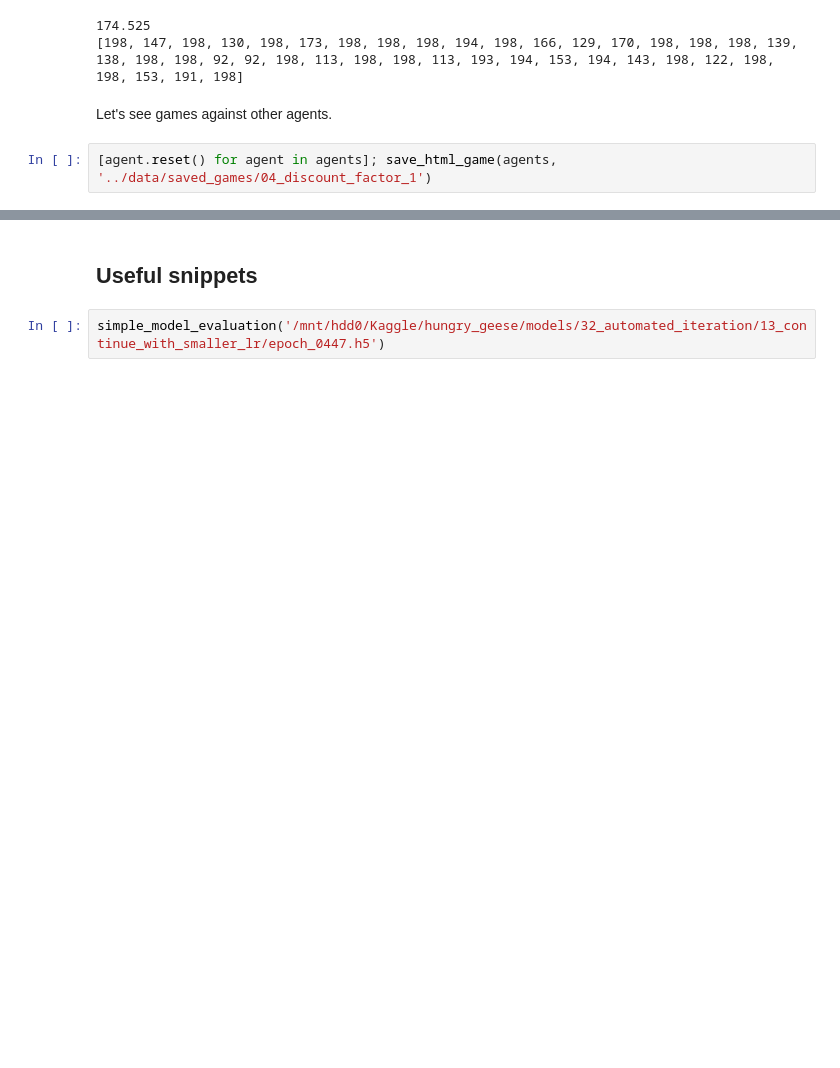
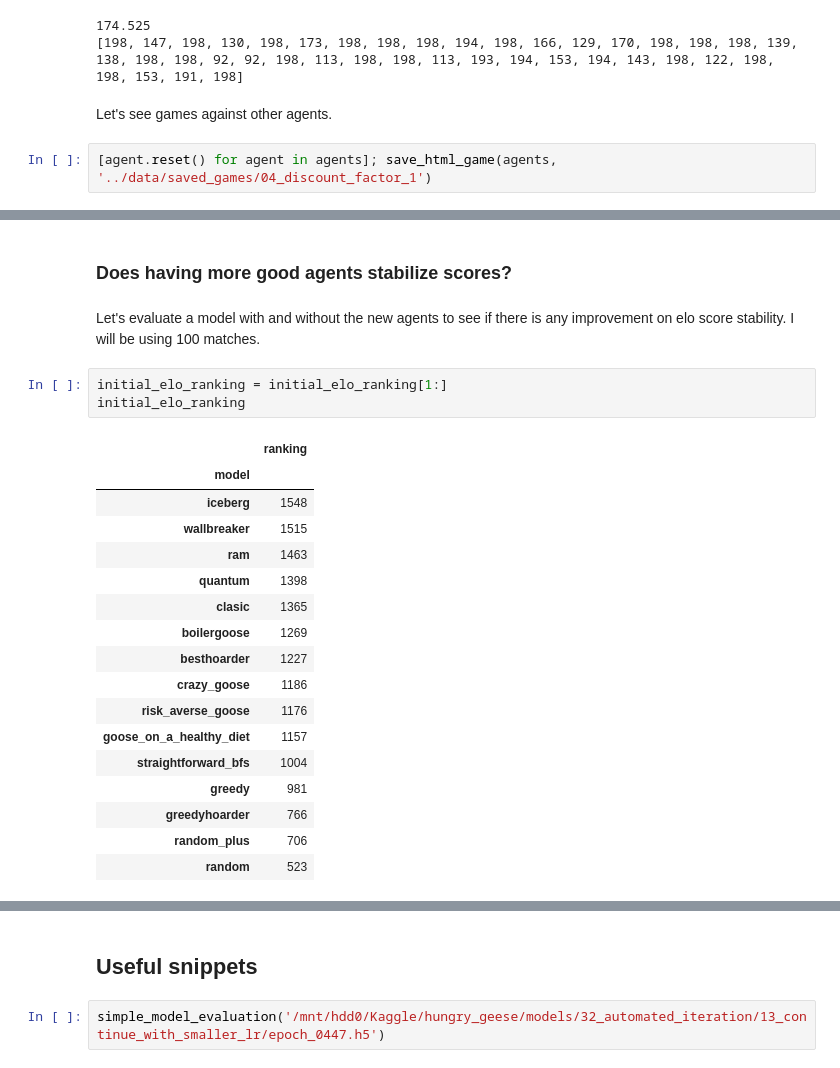
Before and after one commit to ironbar/hungry_geese, a Jupyter notebook: notebooks/008_ladder_of_agents_3.ipynb, the cells around one changed output, grey strips where cells are left out. Saved outputs shown, nothing was run; the diff lists cells and outputs as text; blank space fills up the shorter version.

Commit message:
Added many new agents

```diff
--- a/notebooks/008_ladder_of_agents_3.ipynb
+++ b/notebooks/008_ladder_of_agents_3.ipynb
@@ -464,0 +511,25 @@ Let's see games against other agents.
+# %% [markdown]
+### Does having more good agents stabilize scores?
+# %% [markdown]
+Let's evaluate a model with and without the new agents to see if there is any improvement on elo score stability. I will be using 100 matches.
+# %%
+initial_elo_ranking = initial_elo_ranking[1:]
+initial_elo_ranking
+# %% [output]
+|  | ranking |
+| model |  |
+| iceberg | 1548 |
+| wallbreaker | 1515 |
+| ram | 1463 |
+| quantum | 1398 |
+| clasic | 1365 |
+| boilergoose | 1269 |
+| besthoarder | 1227 |
+| crazy_goose | 1186 |
+| risk_averse_goose | 1176 |
+| goose_on_a_healthy_diet | 1157 |
+| straightforward_bfs | 1004 |
+| greedy | 981 |
+| greedyhoarder | 766 |
+| random_plus | 706 |
+| random | 523 |
```
Also changed, not shown: parts of 21 cells of this notebook, 9 other files.
